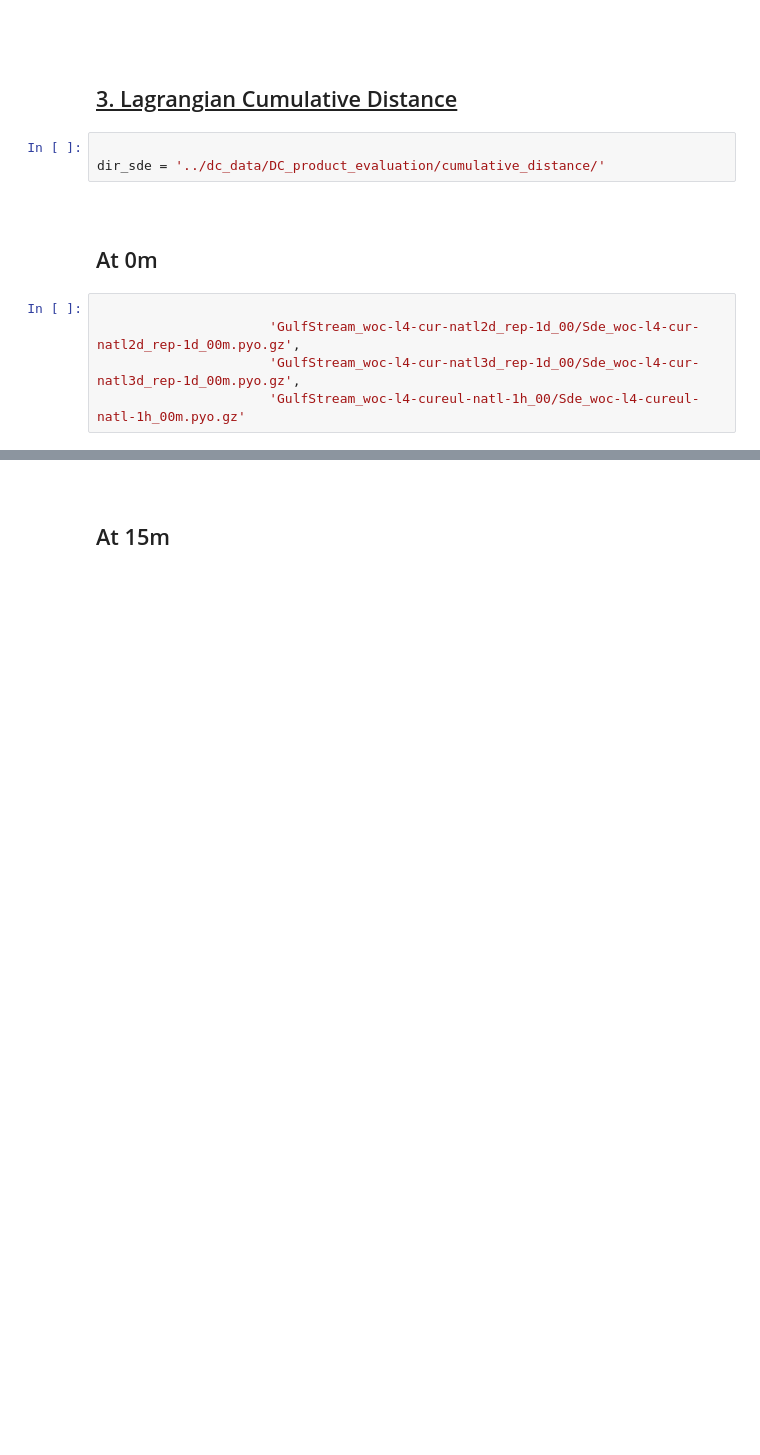
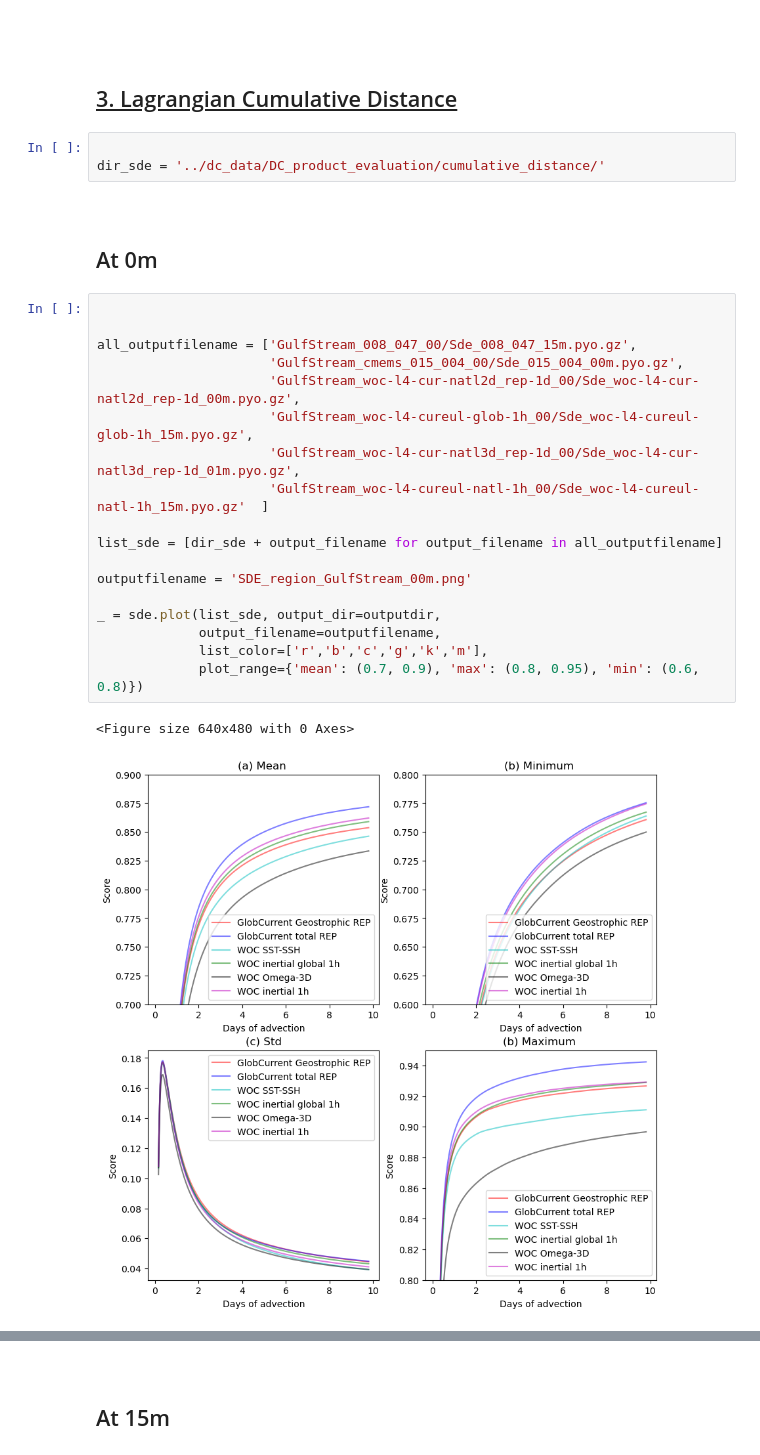
Before and after one commit to ocean-data-challenges/2024_DC_WOC-ESA, a Jupyter notebook: nb_wocproducts_evaluation/nb_wocproducts_Gulfstream.ipynb, the cells around one changed output, grey strips where cells are left out. Saved outputs shown, nothing was run; the diff lists cells and outputs as text; blank space fills up the shorter version.

```diff
--- a/nb_wocproducts_evaluation/nb_wocproducts_Gulfstream.ipynb
+++ b/nb_wocproducts_evaluation/nb_wocproducts_Gulfstream.ipynb
@@ -235,6 +235,22 @@ dir_sde = '../dc_data/DC_product_evaluation/cumulative_distance/'
 <h2>At 0m</h2>
 # %%
 
+
+all_outputfilename = ['GulfStream_008_047_00/Sde_008_047_15m.pyo.gz',
+                      'GulfStream_cmems_015_004_00/Sde_015_004_00m.pyo.gz',
                       'GulfStream_woc-l4-cur-natl2d_rep-1d_00/Sde_woc-l4-cur-natl2d_rep-1d_00m.pyo.gz',
-                      'GulfStream_woc-l4-cur-natl3d_rep-1d_00/Sde_woc-l4-cur-natl3d_rep-1d_00m.pyo.gz',
-                      'GulfStream_woc-l4-cureul-natl-1h_00/Sde_woc-l4-cureul-natl-1h_00m.pyo.gz'
+                      'GulfStream_woc-l4-cureul-glob-1h_00/Sde_woc-l4-cureul-glob-1h_15m.pyo.gz',
+                      'GulfStream_woc-l4-cur-natl3d_rep-1d_00/Sde_woc-l4-cur-natl3d_rep-1d_01m.pyo.gz',
+                      'GulfStream_woc-l4-cureul-natl-1h_00/Sde_woc-l4-cureul-natl-1h_15m.pyo.gz'  ]
+
+list_sde = [dir_sde + output_filename for output_filename in all_outputfilename]
+
+outputfilename = 'SDE_region_GulfStream_00m.png'
+
+_ = sde.plot(list_sde, output_dir=outputdir,
+             output_filename=outputfilename,
+             list_color=['r','b','c','g','k','m'],
+             plot_range={'mean': (0.7, 0.9), 'max': (0.8, 0.95), 'min': (0.6, 0.8)})
+# %% [output]
+<Figure size 640x480 with 0 Axes>
+[figure, added]
```
Also changed, not shown: parts of 7 cells of this notebook, 41 other files.
